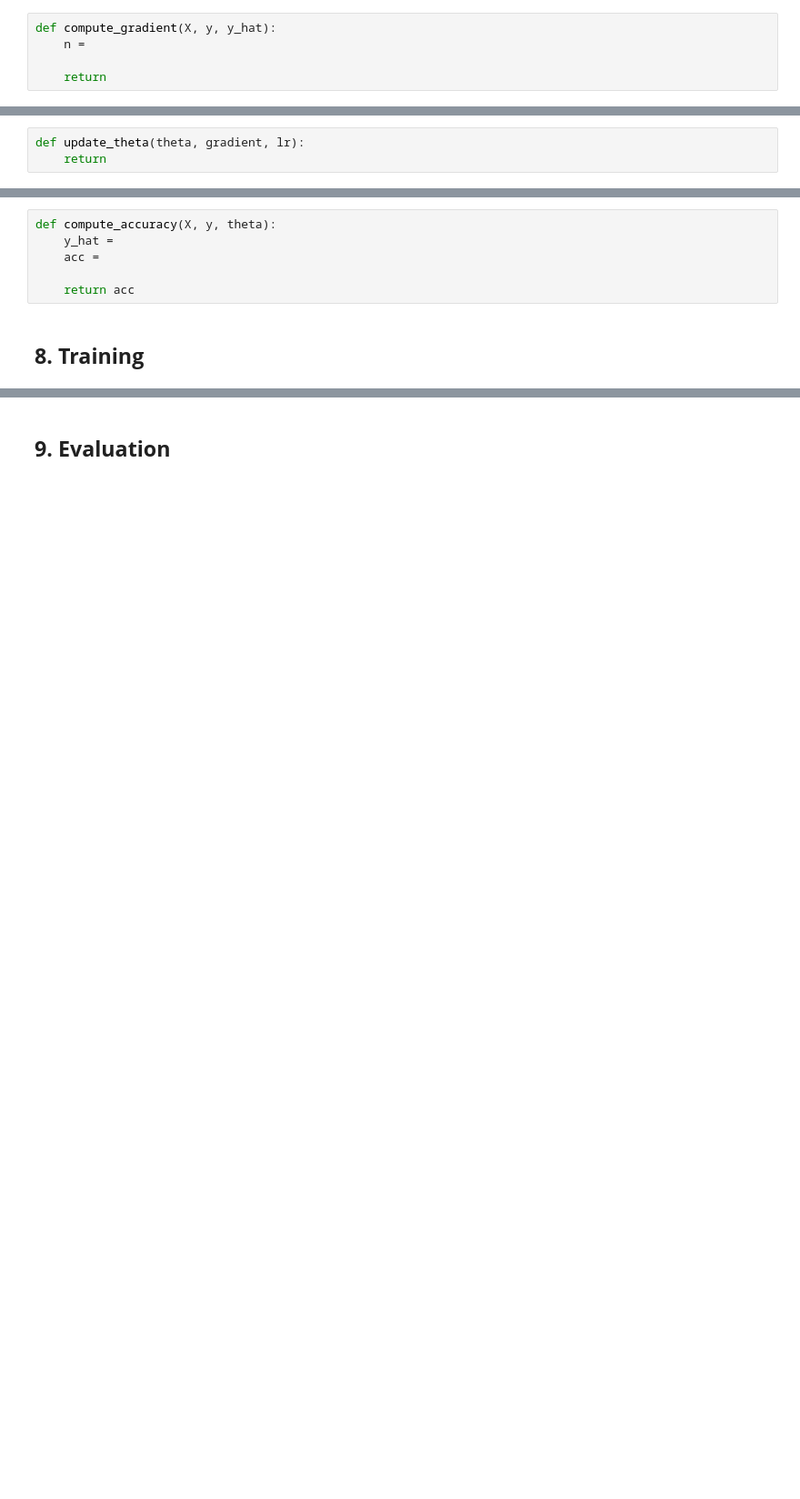
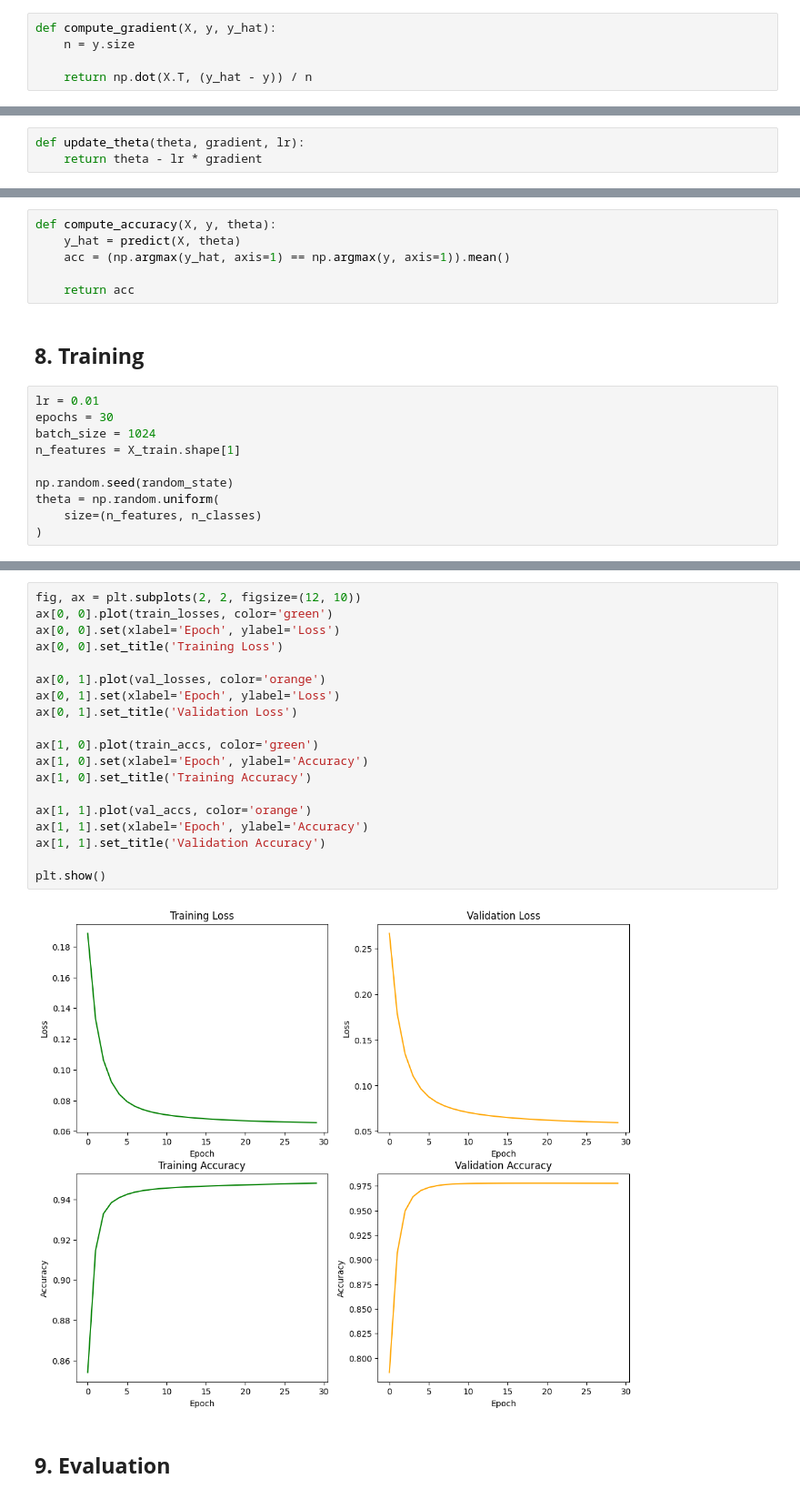
Before and after one commit to mylethidiem/data-science-artificial-intelligence-projects, a Jupyter notebook: Credit-Card-Fraud-Detection/notebooks/Card_Fraud_Detection_with_SMOTE.ipynb, the cells around one changed output, grey strips where cells are left out. Shown at 91% size. Drawn from its saved outputs; the diff is of its cells as text; blank space fills up the shorter version.

Commit message:
Created using Colab and add train code

```diff
--- a/Credit-Card-Fraud-Detection/notebooks/Card_Fraud_Detection_with_SMOTE.ipynb
+++ b/Credit-Card-Fraud-Detection/notebooks/Card_Fraud_Detection_with_SMOTE.ipynb
@@ -71,21 +257,31 @@ def compute_loss(y_hat, y):
 ### **7.4. Gradient function**
 # %%
 def compute_gradient(X, y, y_hat):
-    n =
+    n = y.size
 
-    return
+    return np.dot(X.T, (y_hat - y)) / n
 # %% [markdown]
 ### **7.5. Update weights function**
 # %%
 def update_theta(theta, gradient, lr):
-    return
+    return theta - lr * gradient
 # %% [markdown]
 ### **7.6. Accuracy function**
 # %%
 def compute_accuracy(X, y, theta):
-    y_hat =
-    acc =
+    y_hat = predict(X, theta)
+    acc = (np.argmax(y_hat, axis=1) == np.argmax(y, axis=1)).mean()
 
     return acc
 # %% [markdown]
 ## **8. Training**
+# %%
+lr = 0.01
+epochs = 30
+batch_size = 1024
+n_features = X_train.shape[1]
+
+np.random.seed(random_state)
+theta = np.random.uniform(
+    size=(n_features, n_classes)
+)
@@ -92,2 +354,23 @@ def compute_accuracy(X, y, theta):
+# %%
+fig, ax = plt.subplots(2, 2, figsize=(12, 10))
+ax[0, 0].plot(train_losses, color='green')
+ax[0, 0].set(xlabel='Epoch', ylabel='Loss')
+ax[0, 0].set_title('Training Loss')
+
+ax[0, 1].plot(val_losses, color='orange')
+ax[0, 1].set(xlabel='Epoch', ylabel='Loss')
+ax[0, 1].set_title('Validation Loss')
+
+ax[1, 0].plot(train_accs, color='green')
+ax[1, 0].set(xlabel='Epoch', ylabel='Accuracy')
+ax[1, 0].set_title('Training Accuracy')
+
+ax[1, 1].plot(val_accs, color='orange')
+ax[1, 1].set(xlabel='Epoch', ylabel='Accuracy')
+ax[1, 1].set_title('Validation Accuracy')
+
+plt.show()
+# %% [output]
+[figure, added]
 # %% [markdown]
 ## **9. Evaluation**
```
Also changed, not shown: parts of 21 cells of this notebook.
